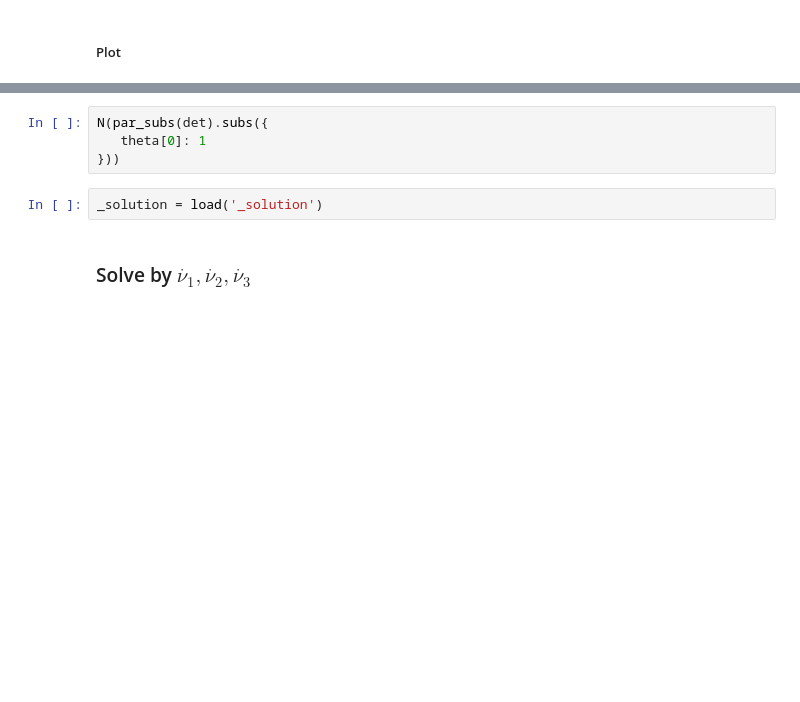
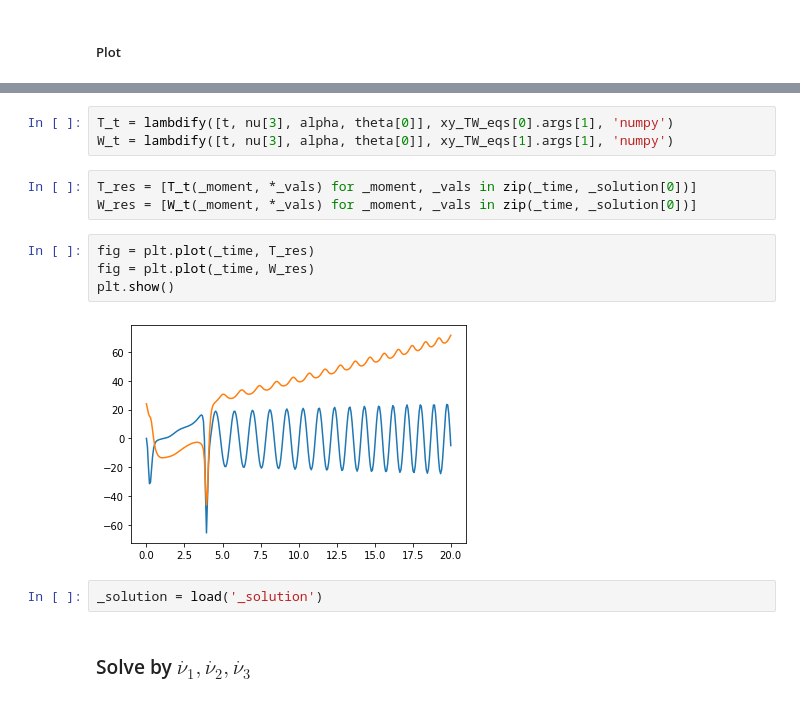
Before and after one commit to git-alice/tatarinov_equation, a Jupyter notebook: triangle_platform/tatarinov-triangular-platform.ipynb, the cells around one changed output, grey strips where cells are left out. Saved outputs shown, nothing was run; the diff lists cells and outputs as text; blank space fills up the shorter version.

```diff
--- a/triangle_platform/tatarinov-triangular-platform.ipynb
+++ b/triangle_platform/tatarinov-triangular-platform.ipynb
@@ -969,7 +888,15 @@ for col in _solution[0][:-15].T:
-# %%
-N(par_subs(det).subs({
-   theta[0]: 1
-}))
+# %%
+T_t = lambdify([t, nu[3], alpha, theta[0]], xy_TW_eqs[0].args[1], 'numpy')
+W_t = lambdify([t, nu[3], alpha, theta[0]], xy_TW_eqs[1].args[1], 'numpy')
+# %%
+T_res = [T_t(_moment, *_vals) for _moment, _vals in zip(_time, _solution[0])]
+W_res = [W_t(_moment, *_vals) for _moment, _vals in zip(_time, _solution[0])]
+# %%
+fig = plt.plot(_time, T_res)
+fig = plt.plot(_time, W_res)
+plt.show()
+# %% [output]
+[figure, added]
 # %%
 _solution = load('_solution')
 # %% [markdown]
```
Also changed, not shown: parts of 61 cells of this notebook, 3 other files.
